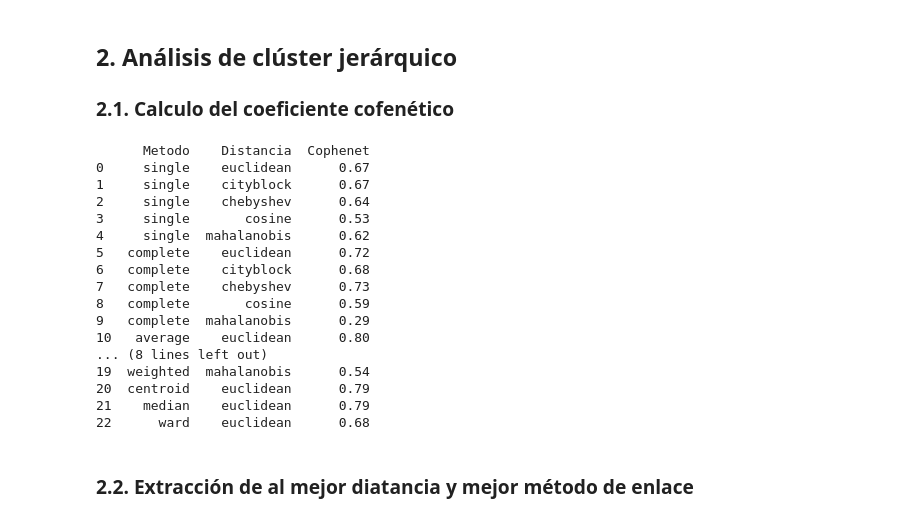
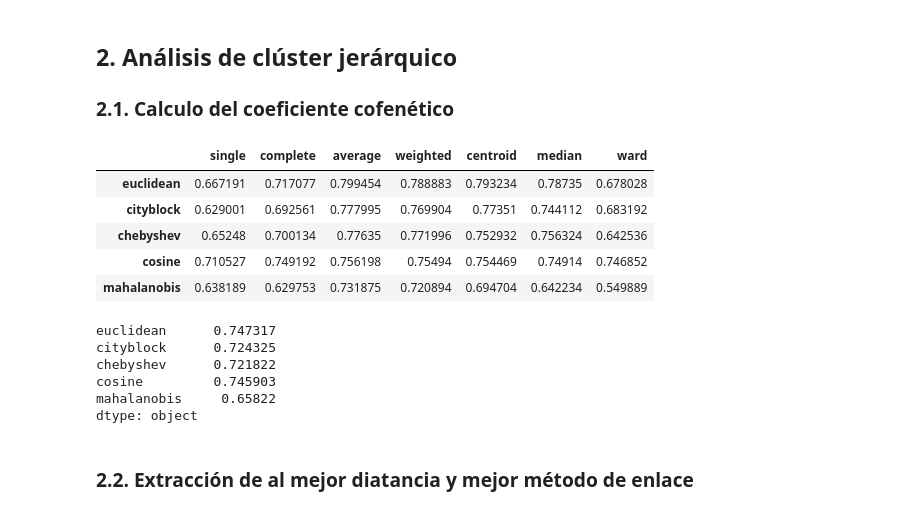
Before and after one commit to kevindmzapata/multivariate-statistics-course, a Jupyter notebook: TAREA_2/main.ipynb, the cells around one changed output. Drawn from its saved outputs; the diff is of its cells as text; code cells hidden in the pictures.

```diff
--- a/TAREA_2/main.ipynb
+++ b/TAREA_2/main.ipynb
@@ -139,38 +142,3 @@ metodos = ["single", "complete", "average", "weighted", "centroid", "median", "w
 ## 2. Análisis de clúster jerárquico
 
 ### 2.1. Calculo del coeficiente cofenético
-# %%
-df_c = pd.DataFrame(columns=["Metodo", "Distancia", "Cophenet"])
-cont = 0
-
-for metodo in metodos:
-    for distancia in distancias:
-        if (metodo == "centroid" or metodo == "median" or metodo == "ward") and distancia != "euclidean":
-            break
-
-        Z = linkage(X_scaled, method=metodo, metric=distancia)
-        c, coph_dists = cophenet(Z, pdist(X_scaled))
-        c = round(c, 2)
-
-        df_c.loc[cont] = [metodo, distancia, c]
-        cont += 1
-
-print(df_c)
-# %% [output]
-      Metodo    Distancia  Cophenet
-0     single    euclidean      0.67
-1     single    cityblock      0.67
-2     single    chebyshev      0.64
-3     single       cosine      0.53
-4     single  mahalanobis      0.62
-5   complete    euclidean      0.72
-6   complete    cityblock      0.68
-7   complete    chebyshev      0.73
-8   complete       cosine      0.59
-9   complete  mahalanobis      0.29
-10   average    euclidean      0.80
-... (8 lines left out)
-19  weighted  mahalanobis      0.54
-20  centroid    euclidean      0.79
-21    median    euclidean      0.79
-22      ward    euclidean      0.68
@@ -177,2 +148,43 @@ print(df_c)
+# %%
+cofenetic_results = pd.DataFrame(columns=metodos, index=distancias)
+# Calcular los coeficientes cofenéticos para cada combinación de distancia y método de aglomeración
+for distance_metric in distancias:
+    for linkage_method in metodos:
+        try:
+            # Si la distancia es Mahalanobis, usamos una función especial
+            if distance_metric == 'mahalanobis':
+                distance_matrix = pdist(X_scaled, metric=mahalanobis, VI=VI)
+            else:
+                distance_matrix = pdist(X_scaled, metric=distance_metric)
+
+            # Realizar el clustering jerárquico
+            linkage_matrix = linkage(distance_matrix, method=linkage_method)
+
+            # Calcular el coeficiente cofenético
+            coph_d, coph_matrix = cophenet(linkage_matrix, distance_matrix)
+            cofenetic_results.loc[distance_metric, linkage_method] = coph_d
+        except Exception as e:
+            # Guardamos los errores para combinaciones que fallan
+            cofenetic_results.loc[distance_metric, linkage_method] = str(e)
+
+# Redondear los resultados a 2 decimales
+cofenetic_results
+# %% [output]
+|  | single | complete | average | weighted | centroid | median | ward |
+| euclidean | 0.667191 | 0.717077 | 0.799454 | 0.788883 | 0.793234 | 0.78735 | 0.678028 |
+| cityblock | 0.629001 | 0.692561 | 0.777995 | 0.769904 | 0.77351 | 0.744112 | 0.683192 |
+| chebyshev | 0.65248 | 0.700134 | 0.77635 | 0.771996 | 0.752932 | 0.756324 | 0.642536 |
+| cosine | 0.710527 | 0.749192 | 0.756198 | 0.75494 | 0.754469 | 0.74914 | 0.746852 |
+| mahalanobis | 0.638189 | 0.629753 | 0.731875 | 0.720894 | 0.694704 | 0.642234 | 0.549889 |
+# %%
+# Calcular la media de los coeficientes cofenéticos segun la distancia
+cofenetic_results.mean(axis=1)
+# %% [output]
+euclidean      0.747317
+cityblock      0.724325
+chebyshev      0.721822
+cosine         0.745903
+mahalanobis     0.65822
+dtype: object
 # %% [markdown]
 ### 2.2. Extracción de al mejor diatancia y mejor método de enlace
```
Also changed, not shown: parts of 8 cells of this notebook.
